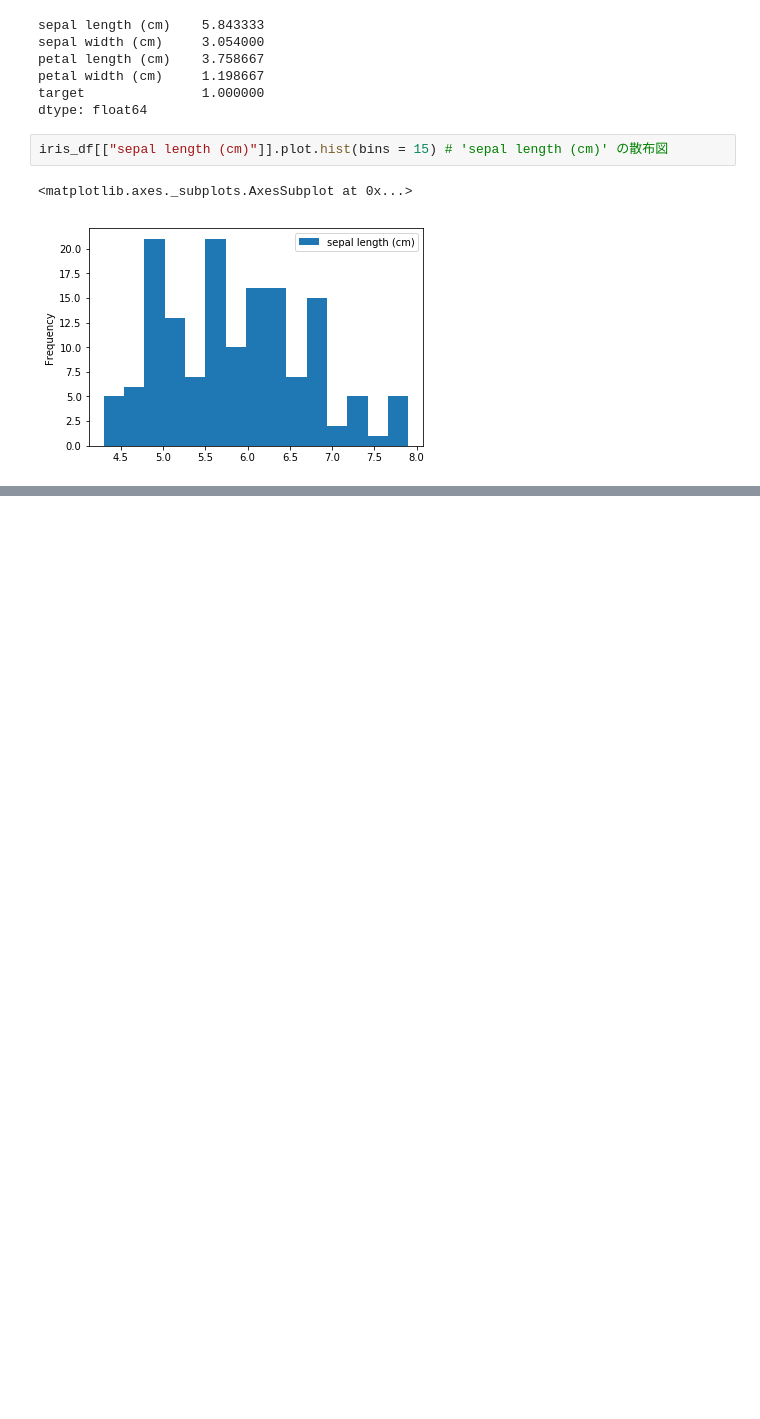
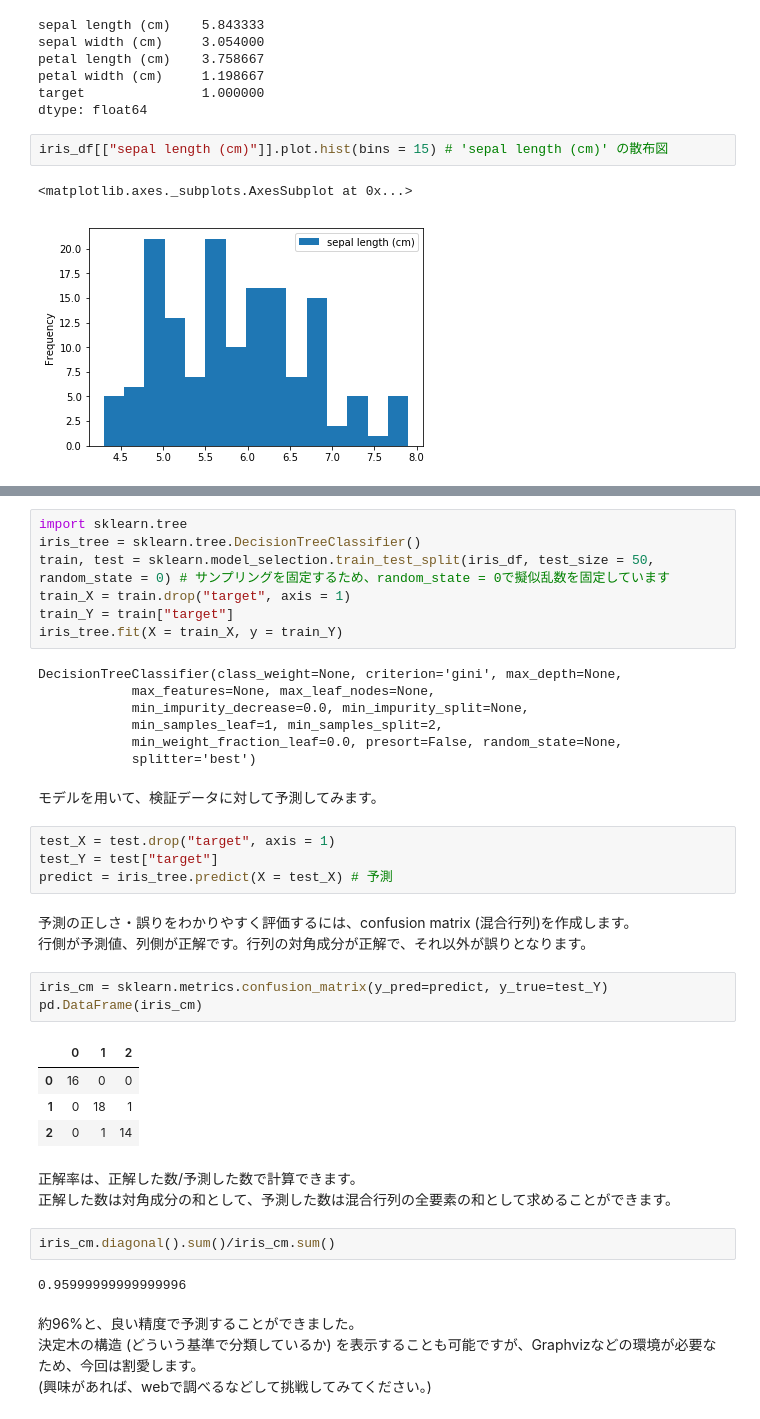
Before and after one commit to drsenri/Training_of_data_science, a Jupyter notebook: tutorial/02_データハンドリングの練習.ipynb, the cells around one changed output, grey strips where cells are left out. Drawn from its saved outputs; the diff is of its cells as text; blank space fills up the shorter version.

```diff
--- a/tutorial/02_データハンドリングの練習.ipynb
+++ b/tutorial/02_データハンドリングの練習.ipynb
@@ -104,0 +150,42 @@ iris_df.corr() # 相関係数を出力する (デフォルトはpearson)
+# %%
+import sklearn.tree
+iris_tree = sklearn.tree.DecisionTreeClassifier()
+train, test = sklearn.model_selection.train_test_split(iris_df, test_size = 50, random_state = 0) # サンプリングを固定するため、random_state = 0で擬似乱数を固定しています
+train_X = train.drop("target", axis = 1)
+train_Y = train["target"]
+iris_tree.fit(X = train_X, y = train_Y)
+# %% [output]
+DecisionTreeClassifier(class_weight=None, criterion='gini', max_depth=None,
+            max_features=None, max_leaf_nodes=None,
+            min_impurity_decrease=0.0, min_impurity_split=None,
+            min_samples_leaf=1, min_samples_split=2,
+            min_weight_fraction_leaf=0.0, presort=False, random_state=None,
+            splitter='best')
+# %% [markdown]
+モデルを用いて、検証データに対して予測してみます。
+# %%
+test_X = test.drop("target", axis = 1)
+test_Y = test["target"]
+predict = iris_tree.predict(X = test_X) # 予測
+# %% [markdown]
+予測の正しさ・誤りをわかりやすく評価するには、confusion matrix (混合行列)を作成します。<br>
+行側が予測値、列側が正解です。行列の対角成分が正解で、それ以外が誤りとなります。
+# %%
+iris_cm = sklearn.metrics.confusion_matrix(y_pred=predict, y_true=test_Y)
+pd.DataFrame(iris_cm)
+# %% [output]
+|  | 0 | 1 | 2 |
+| 0 | 16 | 0 | 0 |
+| 1 | 0 | 18 | 1 |
+| 2 | 0 | 1 | 14 |
+# %% [markdown]
+正解率は、正解した数/予測した数で計算できます。<br>
+正解した数は対角成分の和として、予測した数は混合行列の全要素の和として求めることができます。
+# %%
+iris_cm.diagonal().sum()/iris_cm.sum()
+# %% [output]
+0.95999999999999996
+# %% [markdown]
+約96%と、良い精度で予測することができました。<br>
+決定木の構造 (どういう基準で分類しているか) を表示することも可能ですが、Graphvizなどの環境が必要なため、今回は割愛します。<br>
+(興味があれば、webで調べるなどして挑戦してみてください。)
```
Also changed, not shown: parts of 17 cells of this notebook.
